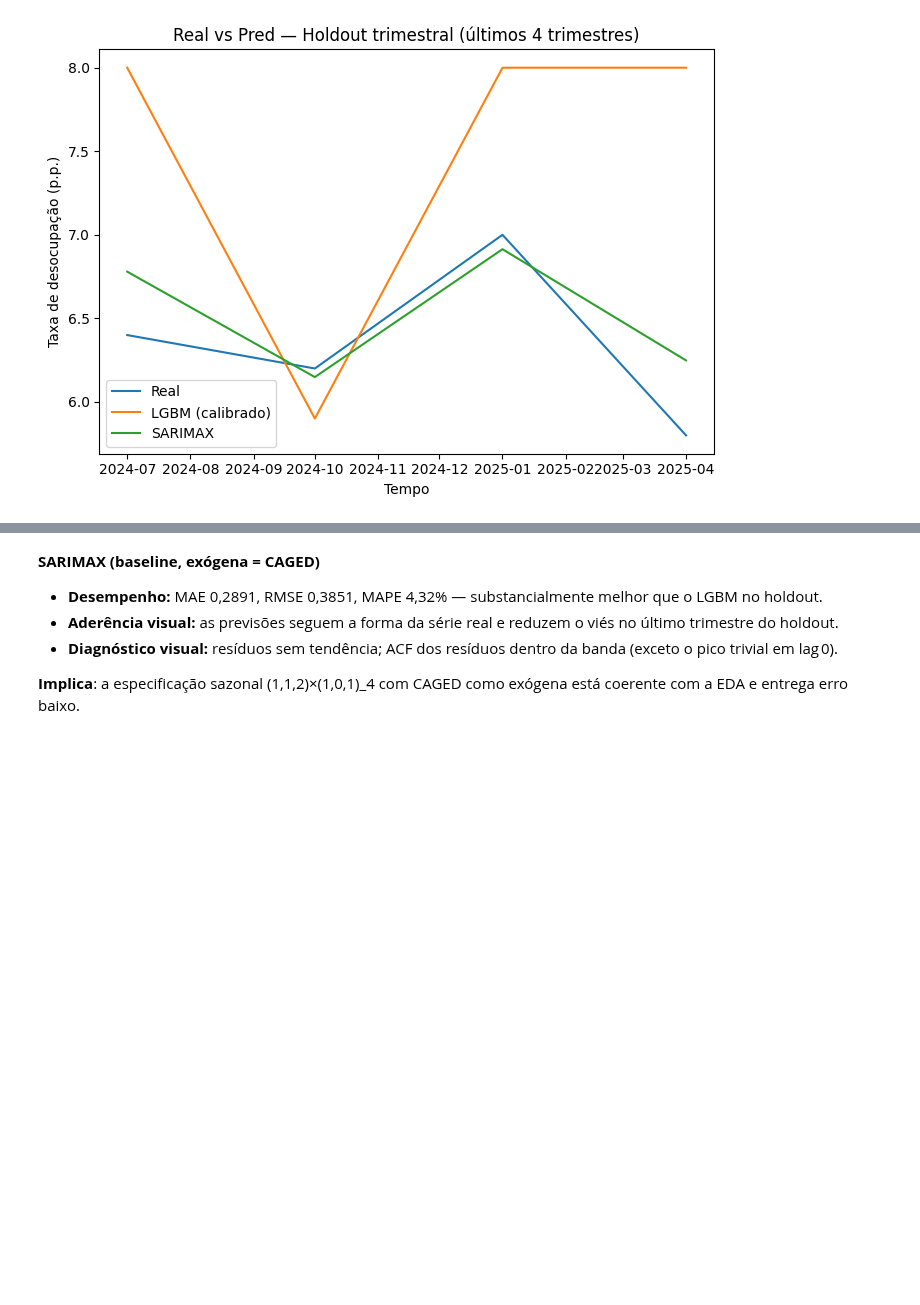
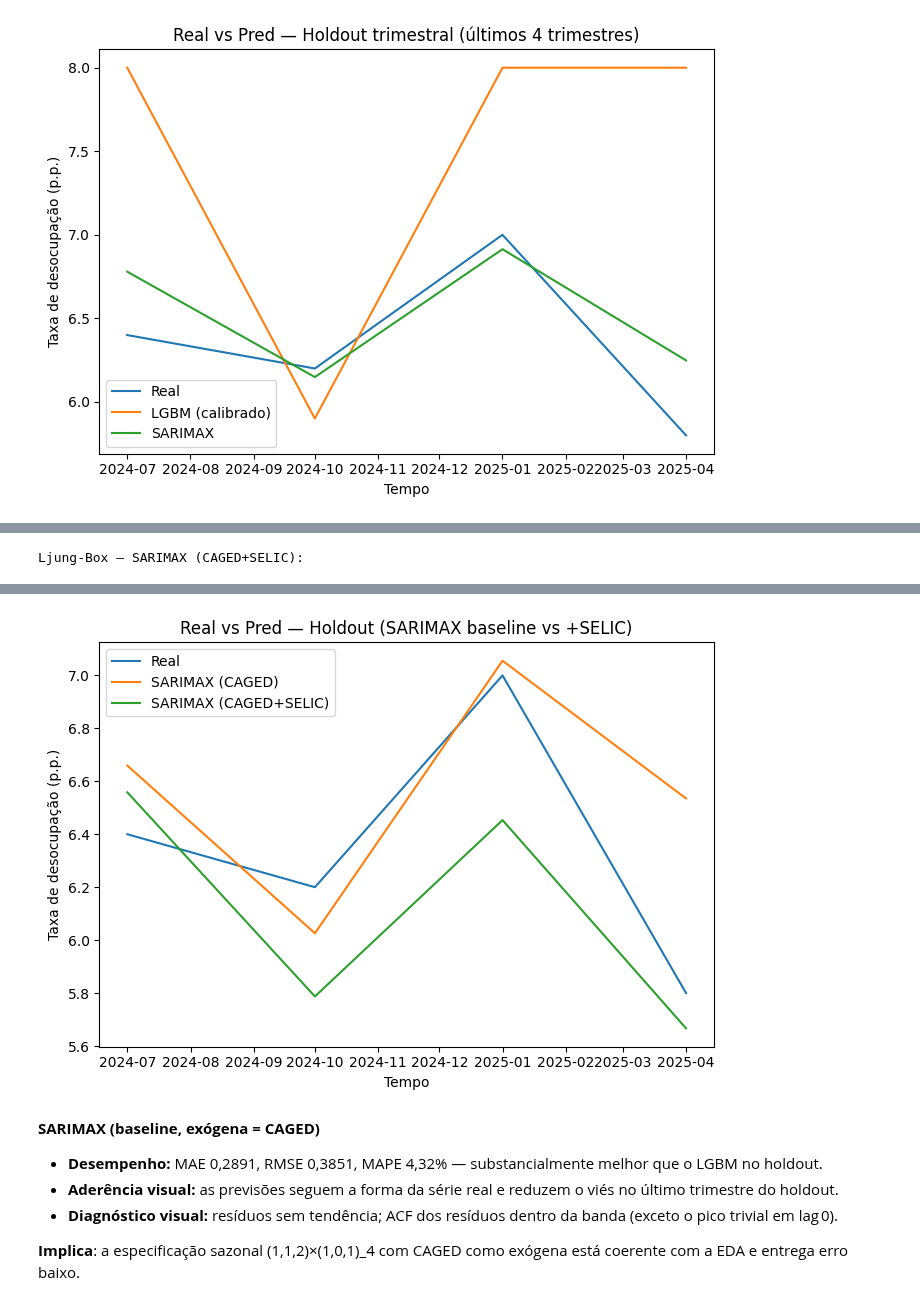
Before and after one commit to fpaterni10/projeto-aplicado-iv-desemprego-br, a Jupyter notebook: notebooks/entrega3/cd_projeto_aplicado_IV_entrega_3_.ipynb, the cells around one changed output, grey strips where cells are left out. Cells and saved outputs as stored; diff of their text form; code cells hidden in the pictures; blank space fills up the shorter version.

```diff
--- a/notebooks/entrega3/cd_projeto_aplicado_IV_entrega_3_.ipynb
+++ b/notebooks/entrega3/cd_projeto_aplicado_IV_entrega_3_.ipynb
@@ -597,0 +689,78 @@ Jarque-Bera: estat=1621.190, p=0.0000, skew=4.900, kurt(excesso)=30.000
+# %%
+# CÉLULA 11B — SARIMAX com CAGED + SELIC (ablação)
+# Compara com o baseline (CAGED apenas) no mesmo holdout e mostra Ljung-Box dos resíduos.
+
+import numpy as np, pandas as pd, matplotlib.pyplot as plt
+from statsmodels.tsa.statespace.sarimax import SARIMAX
+from statsmodels.stats.diagnostic import acorr_ljungbox
+from sklearn.metrics import mean_absolute_error
+
+ORDER = (1,1,2)
+SEAS_ORDER = (1,0,1,4)
+TEST_LAST_N = 4
+
+assert "selic_tri" in df_model.columns, "Coluna 'selic_tri' não encontrada no df_model (ver dataset tratado)."
+
+# Holdout idêntico ao do notebook
+train, test = df_model.iloc[:-TEST_LAST_N], df_model.iloc[-TEST_LAST_N:]
+
+y_tr = train["tx_desocupacao"].asfreq("Q-DEC")
+y_te = test ["tx_desocupacao"].asfreq("Q-DEC")
+
+X_tr_caged = train[["caged_saldo_tri"]].asfreq("Q-DEC")
+X_te_caged = test [["caged_saldo_tri"]].asfreq("Q-DEC")
+
+X_tr_both  = train[["caged_saldo_tri","selic_tri"]].asfreq("Q-DEC")
+X_te_both  = test [["caged_saldo_tri","selic_tri"]].asfreq("Q-DEC")
+
+def _rmse(a, b):
+    a = np.asarray(a, float); b = np.asarray(b, float)
+    return np.sqrt(np.mean((a - b)**2))
+
+def _fit_predict(y_tr, X_tr, y_te, X_te):
+    # padroniza exógenas para melhorar o condicionamento numérico
+    mu, sd = X_tr.mean(), X_tr.std(ddof=0).replace(0, 1.0)
+    Xtr, Xte = (X_tr - mu)/sd, (X_te - mu)/sd
+    mod = SARIMAX(y_tr, exog=Xtr, order=ORDER, seasonal_order=SEAS_ORDER,
+                  enforce_stationarity=False, enforce_invertibility=False)
+    res = mod.fit(method="lbfgs", disp=False, maxiter=1000)
+    pred = res.get_forecast(steps=len(y_te), exog=Xte).predicted_mean
+    return res, pred
+
+# Baseline: CAGED
+res_base, pred_base = _fit_predict(y_tr, X_tr_caged, y_te, X_te_caged)
+
+# Ablação: CAGED + SELIC
+res_both, pred_both = _fit_predict(y_tr, X_tr_both,  y_te, X_te_both)
+
+# Métricas no holdout
+y_true = np.asarray(y_te.values, float).ravel()
+m_base = {"MAE": mean_absolute_error(y_true, np.asarray(pred_base.values, float).ravel()),
+          "RMSE": _rmse(y_true, np.asarray(pred_base.values, float).ravel())}
+m_both = {"MAE": mean_absolute_error(y_true, np.asarray(pred_both.values, float).ravel()),
+          "RMSE": _rmse(y_true, np.asarray(pred_both.values, float).ravel())}
+
+comparativo = pd.DataFrame([m_base, m_both],
+                           index=["SARIMAX (CAGED)", "SARIMAX (CAGED+SELIC)"]).round(4)
+display(comparativo)
+
+# Diagnóstico formal: Ljung-Box em lags curtos e médios
+def _lb(resid):
+    return acorr_ljungbox(resid.dropna(), lags=[1,4,8,12,16], return_df=True)[["lb_stat","lb_pvalue"]]
+
+print("\nLjung-Box — SARIMAX (CAGED):")
+display(_lb(res_base.resid))
+
+print("Ljung-Box — SARIMAX (CAGED+SELIC):")
+display(_lb(res_both.resid))
+
+# Gráfico comparando previsões no holdout
+t_idx = y_te.index.to_timestamp() if isinstance(y_te.index, pd.PeriodIndex) else y_te.index
+fig, ax = plt.subplots(figsize=(7,5))
+ax.plot(t_idx, y_te.values,        label="Real")
+ax.plot(t_idx, pred_base.values,   label="SARIMAX (CAGED)")
+ax.plot(t_idx, pred_both.values,   label="SARIMAX (CAGED+SELIC)")
+ax.set_title("Real vs Pred — Holdout (SARIMAX baseline vs +SELIC)")
+ax.set_xlabel("Tempo"); ax.set_ylabel("Taxa de desocupação (p.p.)")
+ax.legend(); plt.tight_layout(); plt.show(); plt.close(fig)
+# %% [output]
@@ -597,0 +777 @@ Jarque-Bera: estat=1621.190, p=0.0000, skew=4.900, kurt(excesso)=30.000
+Ljung-Box — SARIMAX (CAGED+SELIC):
@@ -598,3 +784,4 @@ Jarque-Bera: estat=1621.190, p=0.0000, skew=4.900, kurt(excesso)=30.000
+[figure, added]
 # %% [markdown]
 **SARIMAX (baseline, exógena = CAGED)**
 
```
Also changed, not shown: parts of 2 cells of this notebook.
